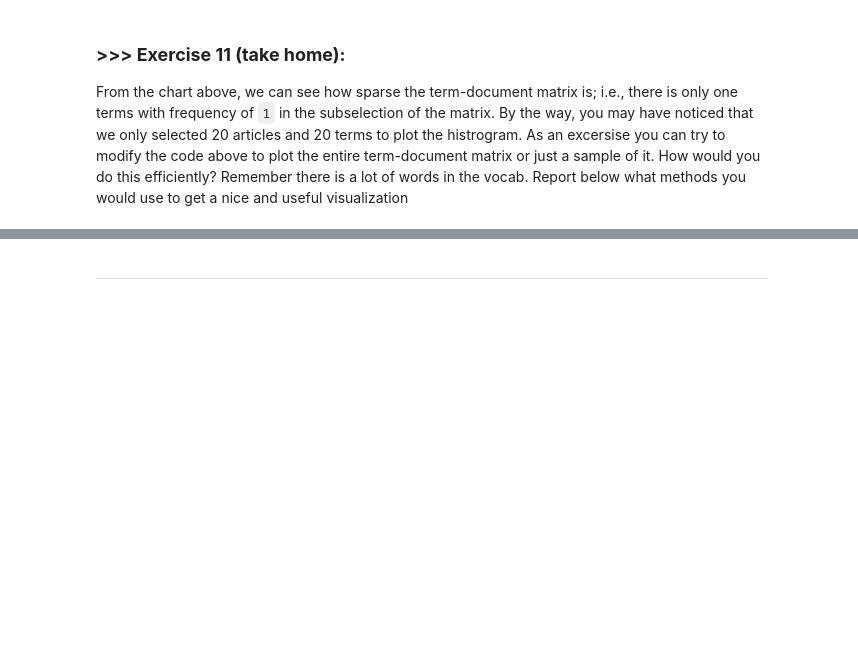
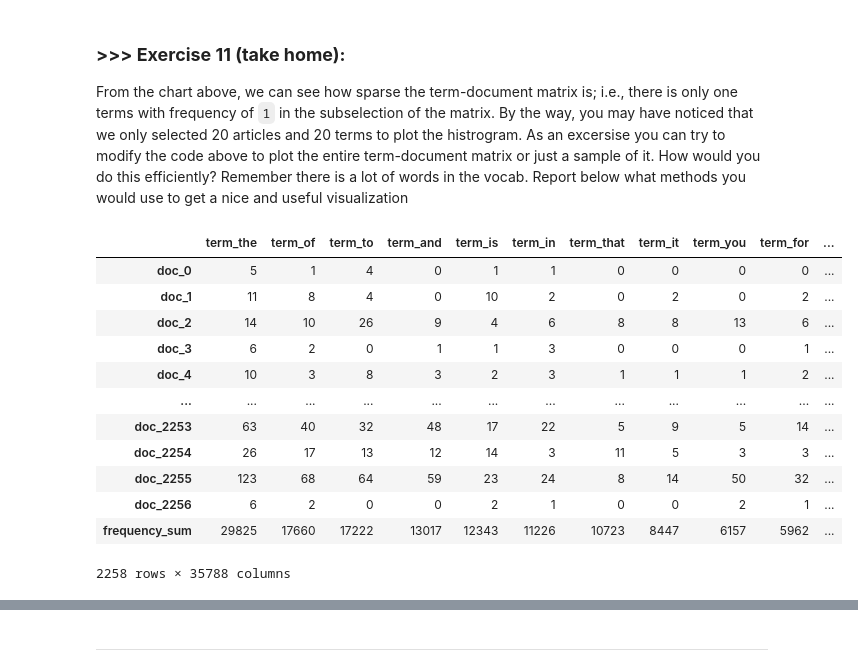
Before and after one commit to Henry0517code/DM2023-Lab1-Master, a Jupyter notebook: DM2023-Lab1-Master.ipynb, the cells around one changed output, grey strips where cells are left out. Saved outputs shown, nothing was run; the diff lists cells and outputs as text; code cells hidden in the pictures; blank space fills up the shorter version.

```diff
--- a/DM2023-Lab1-Master.ipynb
+++ b/DM2023-Lab1-Master.ipynb
@@ -1225,0 +1218,26 @@ From the chart above, we can see how sparse the term-document matrix is; i.e., t
+# %%
+# Answer here
+df = pd.DataFrame(X_counts.toarray(),
+                  columns=["term_" + s for s in count_vect.get_feature_names_out()],
+                  index=["doc_" + str(i) for i in range(0, X_counts.shape[0])])
+frequency_sum = df.sum(axis=0)
+df = df.T
+df['frequency_sum'] = frequency_sum
+# Find the most used 20 terms to get a denser
+df = df.sort_values(by='frequency_sum', ascending=False)
+df = df.T
+df
+# %% [output]
+|  | term_the | term_of | term_to | term_and | term_is | term_in | term_that | term_it | term_you | term_for | ... |
+| doc_0 | 5 | 1 | 4 | 0 | 1 | 1 | 0 | 0 | 0 | 0 | ... |
+| doc_1 | 11 | 8 | 4 | 0 | 10 | 2 | 0 | 2 | 0 | 2 | ... |
+| doc_2 | 14 | 10 | 26 | 9 | 4 | 6 | 8 | 8 | 13 | 6 | ... |
+| doc_3 | 6 | 2 | 0 | 1 | 1 | 3 | 0 | 0 | 0 | 1 | ... |
+| doc_4 | 10 | 3 | 8 | 3 | 2 | 3 | 1 | 1 | 1 | 2 | ... |
+| ... | ... | ... | ... | ... | ... | ... | ... | ... | ... | ... | ... |
+| doc_2253 | 63 | 40 | 32 | 48 | 17 | 22 | 5 | 9 | 5 | 14 | ... |
+| doc_2254 | 26 | 17 | 13 | 12 | 14 | 3 | 11 | 5 | 3 | 3 | ... |
+| doc_2255 | 123 | 68 | 64 | 59 | 23 | 24 | 8 | 14 | 50 | 32 | ... |
+| doc_2256 | 6 | 2 | 0 | 0 | 2 | 1 | 0 | 0 | 2 | 1 | ... |
+| frequency_sum | 29825 | 17660 | 17222 | 13017 | 12343 | 11226 | 10723 | 8447 | 6157 | 5962 | ... |
+2258 rows × 35788 columns
```
Also changed, not shown: parts of 8 cells of this notebook, 11 other files.
